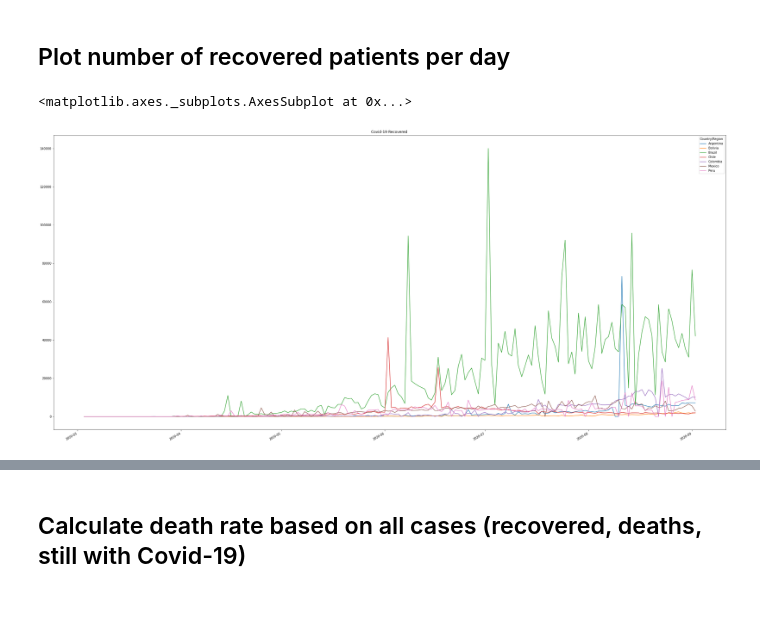
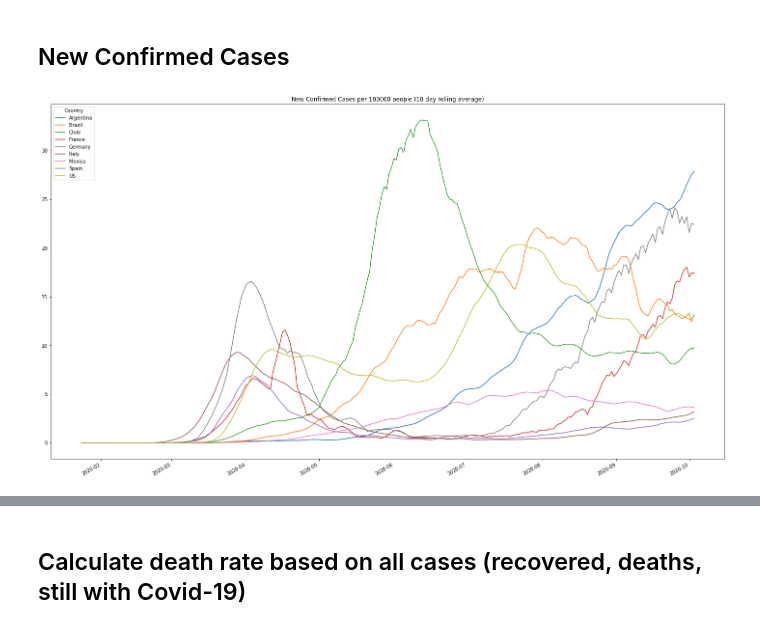
Before and after one commit to OliverMaerz/Covid19, a Jupyter notebook: Covid19_2.ipynb, the cells around one changed output, grey strips where cells are left out. Drawn from its saved outputs; the diff is of its cells as text; code cells hidden in the pictures.

```diff
--- a/Covid19_2.ipynb
+++ b/Covid19_2.ipynb
@@ -33,6 +7,0 @@ Next: Import the libraries we will use for data wrangling and display:
-# %%
-import matplotlib.pyplot as plt
-import matplotlib
-matplotlib.rcParams['figure.figsize'] = [40, 20]
-import numpy as np
-import pandas as pd
@@ -50,26 +7,0 @@ Define helper functions
-# %%
-# Get a new dataframe with only the countries that are in the
-# selected_countries list and drop the rest
-def get_selected_countries(df):
-    selected_df = df.loc[df['Country/Region'].isin(selected_countries) & \
-                         df['Province/State'].isnull()].copy()
-    selected_df.set_index('Country/Region', inplace=True)
-    # drop some columns we will no longer need
-    selected_df.drop(['Lat', 'Long', 'Province/State'], axis=1, inplace=True)
-    # convert the column names to date-time format
-    selected_df.columns = pd.to_datetime(selected_df.columns)
-    return selected_df
-
-
-# Get the new cases, deaths, or recovered cases by calculating the difference
-# to the previous days for each day
-def get_difference_between_days(df):
-    diff_df = df.diff(axis=1)
-    # drop the first column as there is no previous day to calculate the
-    # difference
-    diff_df.drop(diff_df.columns[0], axis='columns', inplace=True)
-    # drop any zero colums
-    diff_df = diff_df.loc[:, (diff_df != 0).any(axis=0)]
-    # get rid of negative values
-    diff_df[diff_df < 0] = 0
-    return diff_df
@@ -75,0 +10,5 @@ def get_difference_between_days(df):
+# %%
+selected_countries = ['Germany', 'France', 'Spain', 'Italy', 'Argentina',
+                      'Mexico', 'Chile', 'Columbia', 'US', 'Brazil']
+
+per_x_people = 100000
@@ -142,8 +134,8 @@ new_recovered_df
-# %% [markdown]
-## Plot number of recovered patients per day
-# %%
-new_recovered_df.transpose().plot(kind='line', title='Covid-19 Recovered ',
-                                  logy=False)
-# %% [output]
-<matplotlib.axes._subplots.AxesSubplot at 0x...>
-[figure, removed]
+# %% [markdown]
+## New Confirmed Cases
+# %%
+#@title
+xconfirmed_df = calculate_cases_per_x_people(confirmed_df)
+plot_curve(xconfirmed_df, 'New Confirmed Cases')
+# %% [output]
+[figure, added]
```
Also changed, not shown: parts of 31 cells of this notebook.
